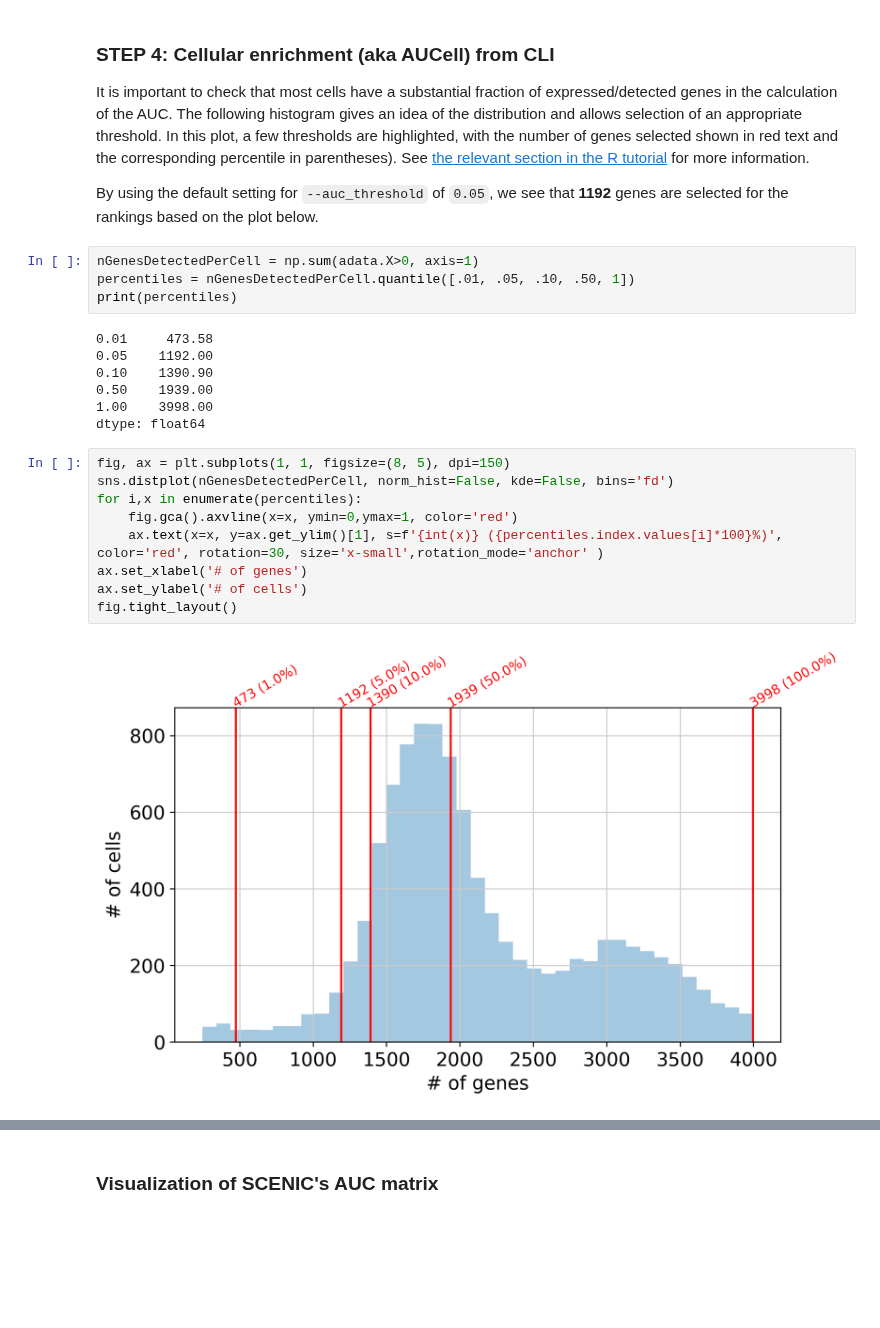
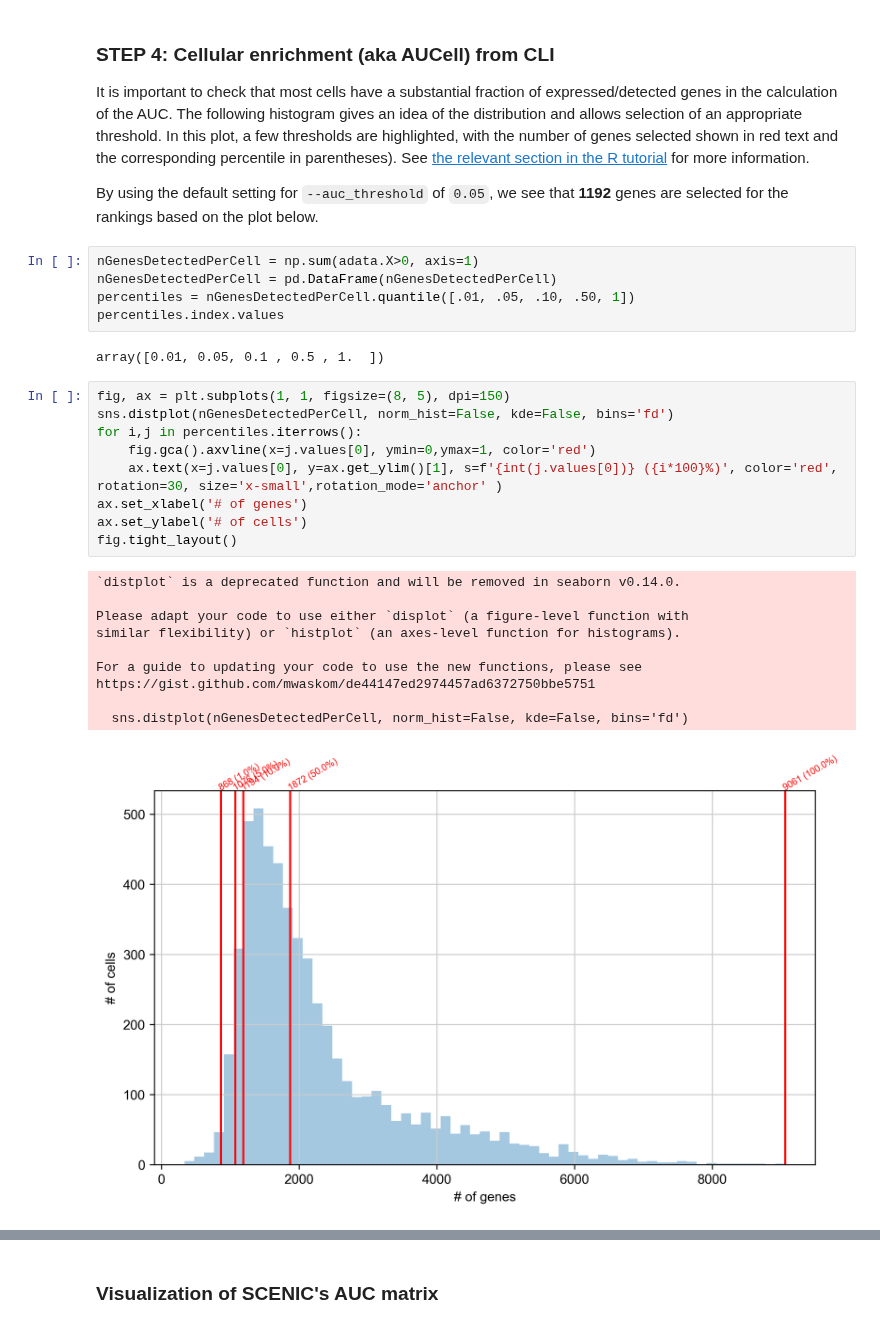
Before and after one commit to chickaroo/genereporter, a Jupyter notebook: src/SCENIC-protocol.ipynb, the cells around one changed output, grey strips where cells are left out. Saved outputs shown, nothing was run; the diff lists cells and outputs as text; blank space fills up the shorter version.

```diff
--- a/src/SCENIC-protocol.ipynb
+++ b/src/SCENIC-protocol.ipynb
@@ -200,23 +203,28 @@ See [the relevant section in the R tutorial](https://bioconductor.org/packages/d
 By using the default setting for `--auc_threshold` of `0.05`, we see that **1192** genes are selected for the rankings based on the plot below.
 # %%
 nGenesDetectedPerCell = np.sum(adata.X>0, axis=1)
+nGenesDetectedPerCell = pd.DataFrame(nGenesDetectedPerCell)
 percentiles = nGenesDetectedPerCell.quantile([.01, .05, .10, .50, 1])
-print(percentiles)
+percentiles.index.values
 # %% [output]
-0.01     473.58
-0.05    1192.00
-0.10    1390.90
-0.50    1939.00
-1.00    3998.00
-dtype: float64
+array([0.01, 0.05, 0.1 , 0.5 , 1.  ])
 # %%
 fig, ax = plt.subplots(1, 1, figsize=(8, 5), dpi=150)
 sns.distplot(nGenesDetectedPerCell, norm_hist=False, kde=False, bins='fd')
-for i,x in enumerate(percentiles):
-    fig.gca().axvline(x=x, ymin=0,ymax=1, color='red')
-    ax.text(x=x, y=ax.get_ylim()[1], s=f'{int(x)} ({percentiles.index.values[i]*100}%)', color='red', rotation=30, size='x-small',rotation_mode='anchor' )
+for i,j in percentiles.iterrows():
+    fig.gca().axvline(x=j.values[0], ymin=0,ymax=1, color='red')
+    ax.text(x=j.values[0], y=ax.get_ylim()[1], s=f'{int(j.values[0])} ({i*100}%)', color='red', rotation=30, size='x-small',rotation_mode='anchor' )
 ax.set_xlabel('# of genes')
 ax.set_ylabel('# of cells')
 fig.tight_layout()
 # %% [output]
+`distplot` is a deprecated function and will be removed in seaborn v0.14.0.
+
+Please adapt your code to use either `displot` (a figure-level function with
+similar flexibility) or `histplot` (an axes-level function for histograms).
+
+For a guide to updating your code to use the new functions, please see
+https://gist.github.com/mwaskom/de44147ed2974457ad6372750bbe5751
+
+  sns.distplot(nGenesDetectedPerCell, norm_hist=False, kde=False, bins='fd')
-[figure, old version]
+[figure, new version]
```
Also changed, not shown: parts of 17 cells of this notebook, 3 other files.
